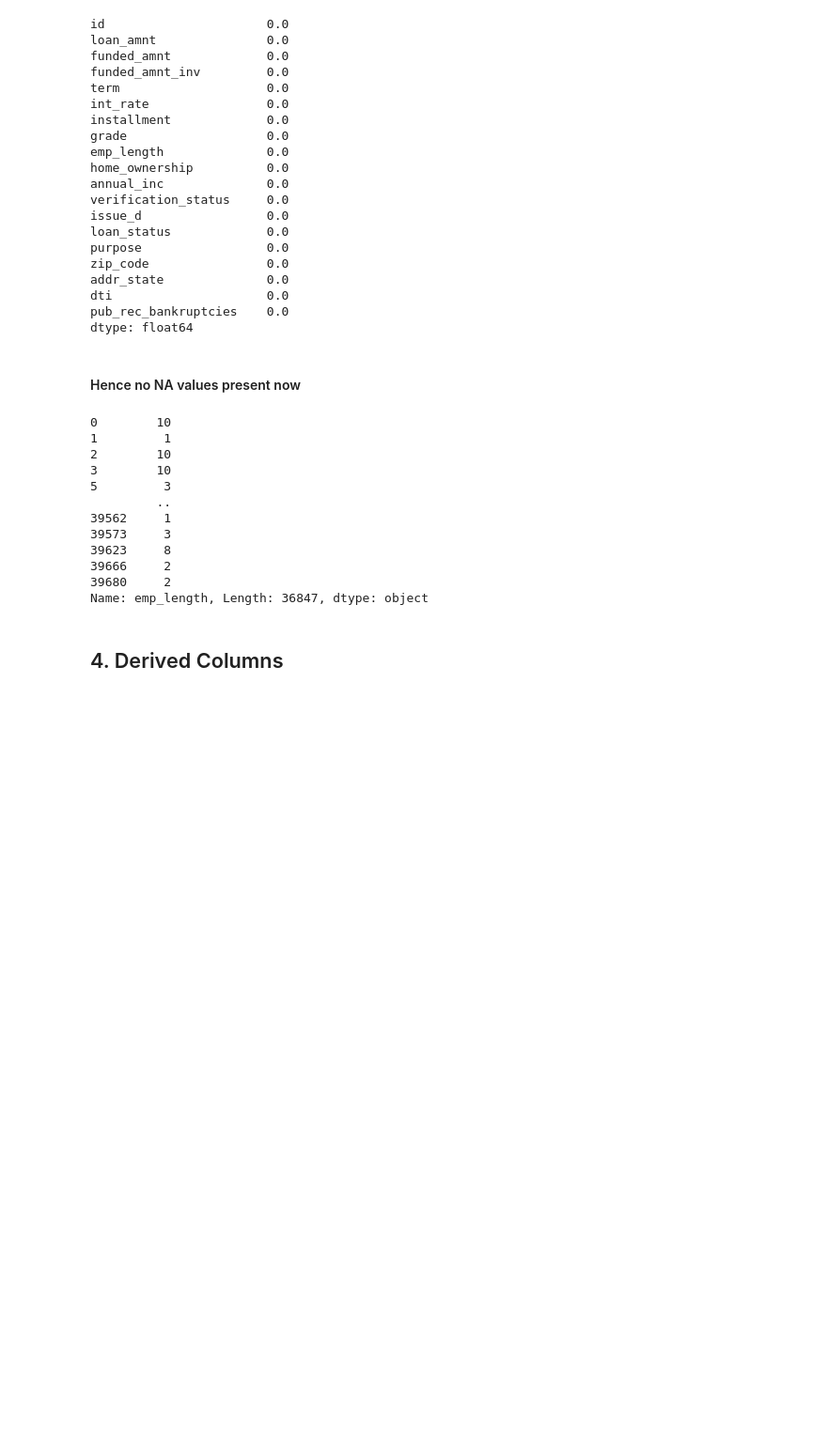
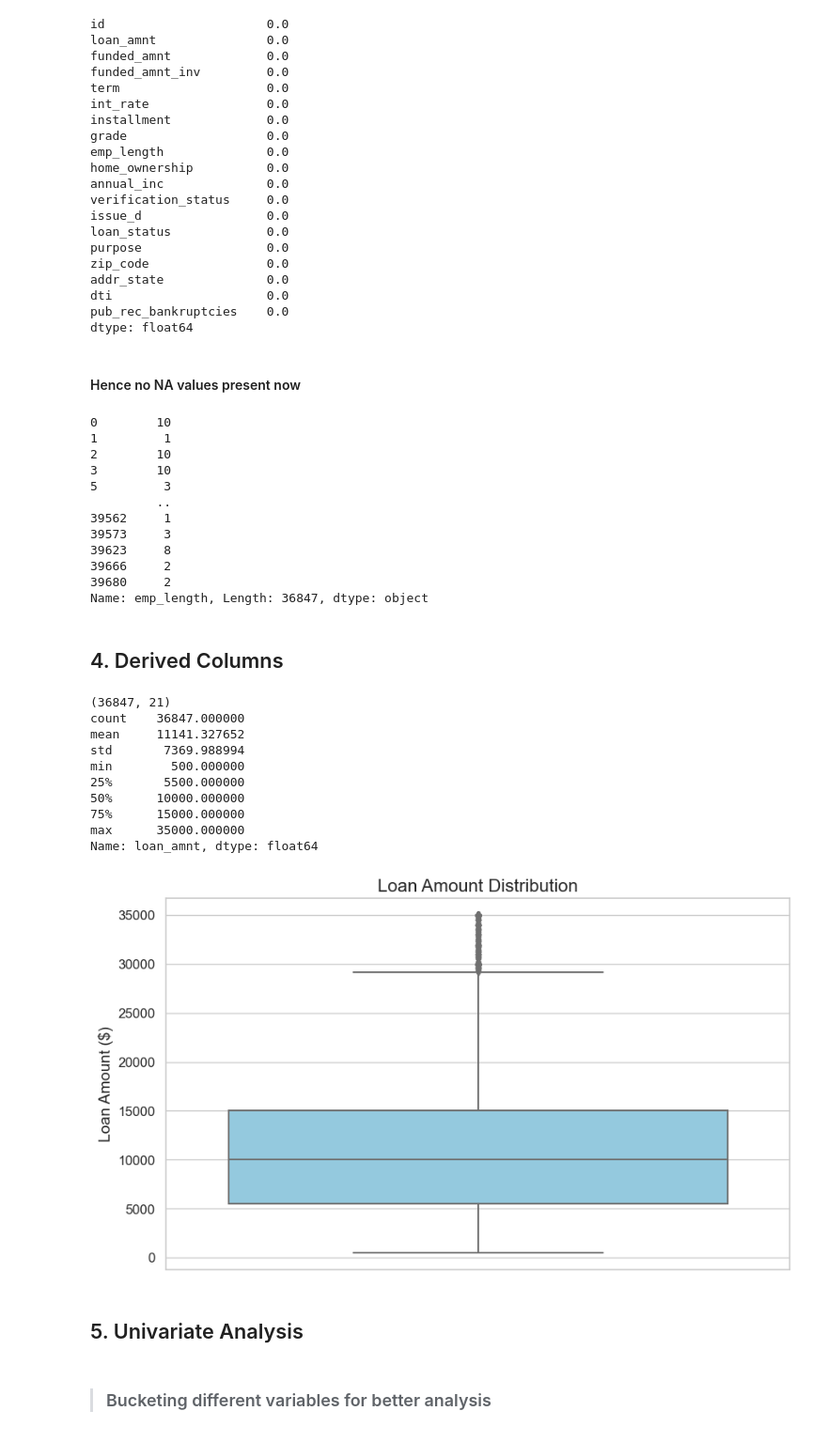
Before and after one commit to chandansharma10698/LendingClubCaseStudy, a Jupyter notebook: chandan_sharma_brk.ipynb, the cells around one changed output. Shown at 94% size. Cells and saved outputs as stored; diff of their text form; code cells hidden in the pictures; blank space fills up the shorter version.

Commit message:
Updated notebook with univariate analysis

```diff
--- a/chandan_sharma_brk.ipynb
+++ b/chandan_sharma_brk.ipynb
@@ -521,3 +521,38 @@ print(df_Loan['emp_length'])
 Name: emp_length, Length: 36847, dtype: object
 # %% [markdown]
 ## 4. Derived Columns
+# %%
+# Creating a dervied columns for issue month and issue year from issues date
+df_Loan['issue_year']=pd.DatetimeIndex(df_Loan['issue_d']).year
+df_Loan['issue_month']=pd.DatetimeIndex(df_Loan['issue_d']).month
+# %%
+print(df_Loan.shape)
+print(df_Loan["loan_amnt"].describe())
+sns.set(style="whitegrid")
+
+# Create the box plot
+plot.figure(figsize=(10, 6))
+sns.boxplot(y=df_Loan["loan_amnt"], color="skyblue")
+
+# Customize the plot
+plot.title('Loan Amount Distribution', fontsize=16)
+plot.ylabel('Loan Amount ($)', fontsize=14)
+plot.xticks(fontsize=12)
+plot.yticks(fontsize=12)
+
+# Show the plot
+plot.show()
+# %% [output]
+(36847, 21)
+count    36847.000000
+mean     11141.327652
+std       7369.988994
+min        500.000000
+25%       5500.000000
+50%      10000.000000
+75%      15000.000000
+max      35000.000000
+Name: loan_amnt, dtype: float64
+[figure, added]
+# %% [markdown]
+## 5. Univariate Analysis
@@ -523,0 +589,2 @@ Name: emp_length, Length: 36847, dtype: object
+# %% [markdown]
+>### Bucketing different variables for better analysis
```
Also changed, not shown: parts of 17 cells of this notebook.
